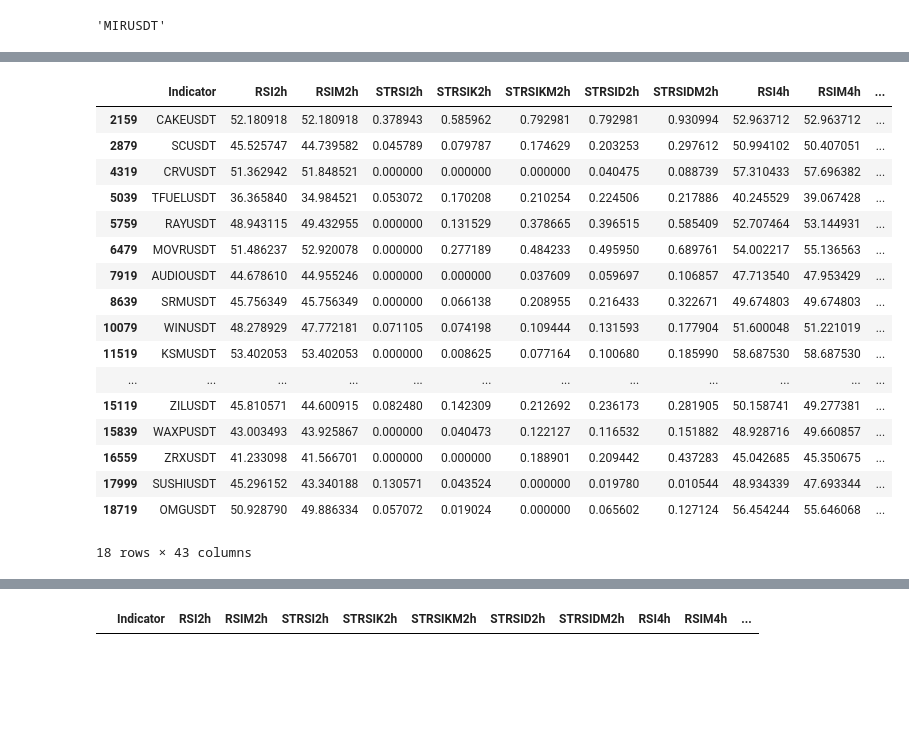
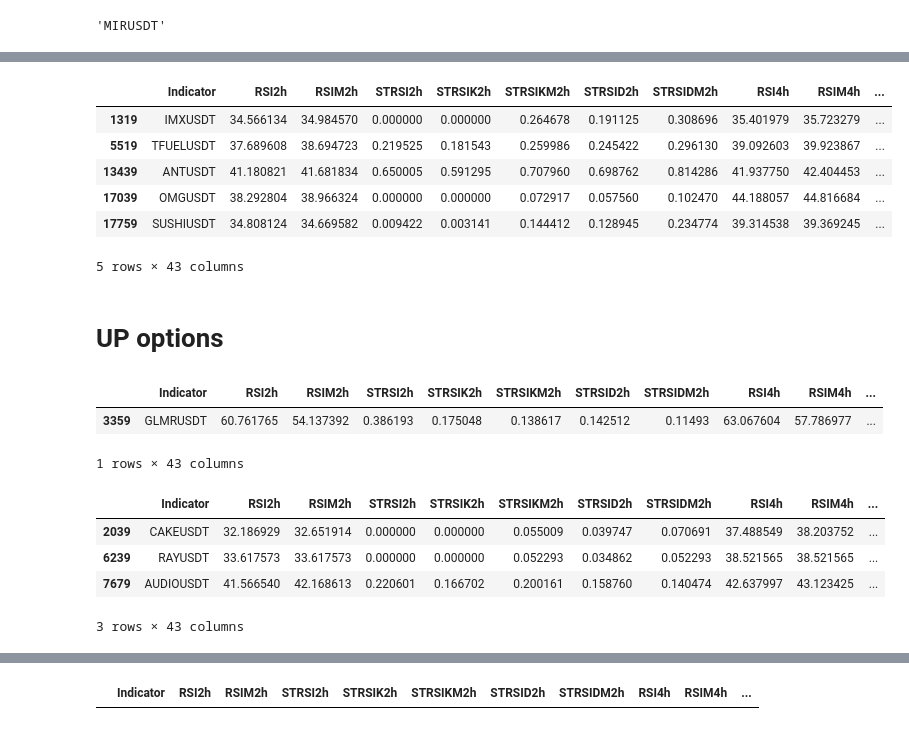
Before and after one commit to hjabbour/ML, a Jupyter notebook: HLST-FIXLIST-Direction.ipynb, the cells around one changed output, grey strips where cells are left out. Drawn from its saved outputs; the diff is of its cells as text; code cells hidden in the pictures; blank space fills up the shorter version.

```diff
--- a/HLST-FIXLIST-Direction.ipynb
+++ b/HLST-FIXLIST-Direction.ipynb
@@ -316,9 +349,35 @@ final.dropna()
+# %%
+## down option and &
+drop = final.loc[((rule1dkdown & rule1dRSIdown) & (rule12kdown & rule12RSIdown) & (rule8kdown & rule8RSIdown) & (rule4kdown & rule4RSIdown))]
+drop
+# %% [output]
+|  | Indicator | RSI2h | RSIM2h | STRSI2h | STRSIK2h | STRSIKM2h | STRSID2h | STRSIDM2h | RSI4h | RSIM4h | ... |
+| 1319 | IMXUSDT | 34.566134 | 34.984570 | 0.000000 | 0.000000 | 0.264678 | 0.191125 | 0.308696 | 35.401979 | 35.723279 | ... |
+| 5519 | TFUELUSDT | 37.689608 | 38.694723 | 0.219525 | 0.181543 | 0.259986 | 0.245422 | 0.296130 | 39.092603 | 39.923867 | ... |
+| 13439 | ANTUSDT | 41.180821 | 41.681834 | 0.650005 | 0.591295 | 0.707960 | 0.698762 | 0.814286 | 41.937750 | 42.404453 | ... |
+| 17039 | OMGUSDT | 38.292804 | 38.966324 | 0.000000 | 0.000000 | 0.072917 | 0.057560 | 0.102470 | 44.188057 | 44.816684 | ... |
+| 17759 | SUSHIUSDT | 34.808124 | 34.669582 | 0.009422 | 0.003141 | 0.144412 | 0.128945 | 0.234774 | 39.314538 | 39.369245 | ... |
+5 rows × 43 columns
+# %% [markdown]
+# UP options
+# %%
+### up option and |
+
+drop = final.loc[((rule1dkup | rule1dRSIup) & (rule12kup | rule12RSIup) & (rule8kup | rule8RSIup) & (rule4kup | rule4RSIup))]
+drop = final.loc[((rule1dkup & rule1dRSIup) | (rule12kup & rule12RSIup) | (rule8kup & rule8RSIup) | (rule4kup & rule4RSIup))]
+drop = final.loc[((rule1dkup & rule1dRSIup) | (rule12kup & rule12RSIup) | (rule8kup & rule8RSIup) )]
+
+drop
+# %% [output]
+|  | Indicator | RSI2h | RSIM2h | STRSI2h | STRSIK2h | STRSIKM2h | STRSID2h | STRSIDM2h | RSI4h | RSIM4h | ... |
+| 3359 | GLMRUSDT | 60.761765 | 54.137392 | 0.386193 | 0.175048 | 0.138617 | 0.142512 | 0.11493 | 63.067604 | 57.786977 | ... |
+1 rows × 43 columns
 # %%
 # 1 and 3 days view
 
 # 1 and 3 days pointing up
 
-drop = final.loc[( (final['STRSIK3d'] > final['STRSID3d']) & (final['STRSIK1d'] > final['STRSID1d'])  & (final['STRSIK3d'] < 0.7)  )]
+drop = final.loc[( (final['STRSIK3d'] > final['STRSID3d']) & (final['STRSIK1d'] > final['STRSID1d'])  & (final['STRSIK3d'] < 0.7) & (final['STRSIK1d'] > 0.7)  )]
 
 
 # One day and 3 days pointing up
@@ -332,47 +391,34 @@ drop = final.loc[( (final['STRSIK3d'] > final['STRSID3d']) & (final['STRSIK1d']
 # 3 days crossed
 
 #drop = final.loc[( (final['STRSIK3d'] > final['STRSID3d']) )]
 
 # one day crossed
 
 #drop = final.loc[( (final['STRSIK1d'] > final['STRSID1d']) )]
 
 
 # one day crossed up and 1 day and  3 days pointing up
 
 #drop = final.loc[( (final['STRSIK1d'] > final['STRSID1d']) & (final['STRSIK3d'] > final['STRSIKM3d']) & (final['STRSIK1d'] > final['STRSIKM1d'])  )]
 
 #drop = final.loc[( rule1dover & rule1dkup & rule12under &rule12kdown & rule8under & rule8kdown)]
 
 #drop = final.loc[( rule1dover & rule1dkup & rule12under &rule12kdown)]
 
 
 #drop = final.loc[(rule3dkup & rule12kdown & rule8under & rule8kdown & rule12RSIup & rule8RSIup & rule3dRSIup & rule1dRSIup)]
 
 
 # one day crossed  up and  3 days pointing down
 
 #drop = final.loc[( (final['STRSIK1d'] > final['STRSID1d']) & (final['STRSIK3d'] < final['STRSIKM3d']) )]
 
 
 
 drop
 # %% [output]
 |  | Indicator | RSI2h | RSIM2h | STRSI2h | STRSIK2h | STRSIKM2h | STRSID2h | STRSIDM2h | RSI4h | RSIM4h | ... |
-| 2159 | CAKEUSDT | 52.180918 | 52.180918 | 0.378943 | 0.585962 | 0.792981 | 0.792981 | 0.930994 | 52.963712 | 52.963712 | ... |
-| 2879 | SCUSDT | 45.525747 | 44.739582 | 0.045789 | 0.079787 | 0.174629 | 0.203253 | 0.297612 | 50.994102 | 50.407051 | ... |
-| 4319 | CRVUSDT | 51.362942 | 51.848521 | 0.000000 | 0.000000 | 0.000000 | 0.040475 | 0.088739 | 57.310433 | 57.696382 | ... |
-| 5039 | TFUELUSDT | 36.365840 | 34.984521 | 0.053072 | 0.170208 | 0.210254 | 0.224506 | 0.217886 | 40.245529 | 39.067428 | ... |
-| 5759 | RAYUSDT | 48.943115 | 49.432955 | 0.000000 | 0.131529 | 0.378665 | 0.396515 | 0.585409 | 52.707464 | 53.144931 | ... |
-| 6479 | MOVRUSDT | 51.486237 | 52.920078 | 0.000000 | 0.277189 | 0.484233 | 0.495950 | 0.689761 | 54.002217 | 55.136563 | ... |
-| 7919 | AUDIOUSDT | 44.678610 | 44.955246 | 0.000000 | 0.000000 | 0.037609 | 0.059697 | 0.106857 | 47.713540 | 47.953429 | ... |
-| 8639 | SRMUSDT | 45.756349 | 45.756349 | 0.000000 | 0.066138 | 0.208955 | 0.216433 | 0.322671 | 49.674803 | 49.674803 | ... |
-| 10079 | WINUSDT | 48.278929 | 47.772181 | 0.071105 | 0.074198 | 0.109444 | 0.131593 | 0.177904 | 51.600048 | 51.221019 | ... |
-| 11519 | KSMUSDT | 53.402053 | 53.402053 | 0.000000 | 0.008625 | 0.077164 | 0.100680 | 0.185990 | 58.687530 | 58.687530 | ... |
-| ... | ... | ... | ... | ... | ... | ... | ... | ... | ... | ... | ... |
-| 15119 | ZILUSDT | 45.810571 | 44.600915 | 0.082480 | 0.142309 | 0.212692 | 0.236173 | 0.281905 | 50.158741 | 49.277381 | ... |
-| 15839 | WAXPUSDT | 43.003493 | 43.925867 | 0.000000 | 0.040473 | 0.122127 | 0.116532 | 0.151882 | 48.928716 | 49.660857 | ... |
-| 16559 | ZRXUSDT | 41.233098 | 41.566701 | 0.000000 | 0.000000 | 0.188901 | 0.209442 | 0.437283 | 45.042685 | 45.350675 | ... |
-| 17999 | SUSHIUSDT | 45.296152 | 43.340188 | 0.130571 | 0.043524 | 0.000000 | 0.019780 | 0.010544 | 48.934339 | 47.693344 | ... |
-| 18719 | OMGUSDT | 50.928790 | 49.886334 | 0.057072 | 0.019024 | 0.000000 | 0.065602 | 0.127124 | 56.454244 | 55.646068 | ... |
+| 2039 | CAKEUSDT | 32.186929 | 32.651914 | 0.000000 | 0.000000 | 0.055009 | 0.039747 | 0.070691 | 37.488549 | 38.203752 | ... |
+| 6239 | RAYUSDT | 33.617573 | 33.617573 | 0.000000 | 0.000000 | 0.052293 | 0.034862 | 0.052293 | 38.521565 | 38.521565 | ... |
+| 7679 | AUDIOUSDT | 41.566540 | 42.168613 | 0.220601 | 0.166702 | 0.200161 | 0.158760 | 0.140474 | 42.637997 | 43.123425 | ... |
-18 rows × 43 columns
+3 rows × 43 columns
```
Also changed, not shown: parts of 46 cells of this notebook, 5 other files.
